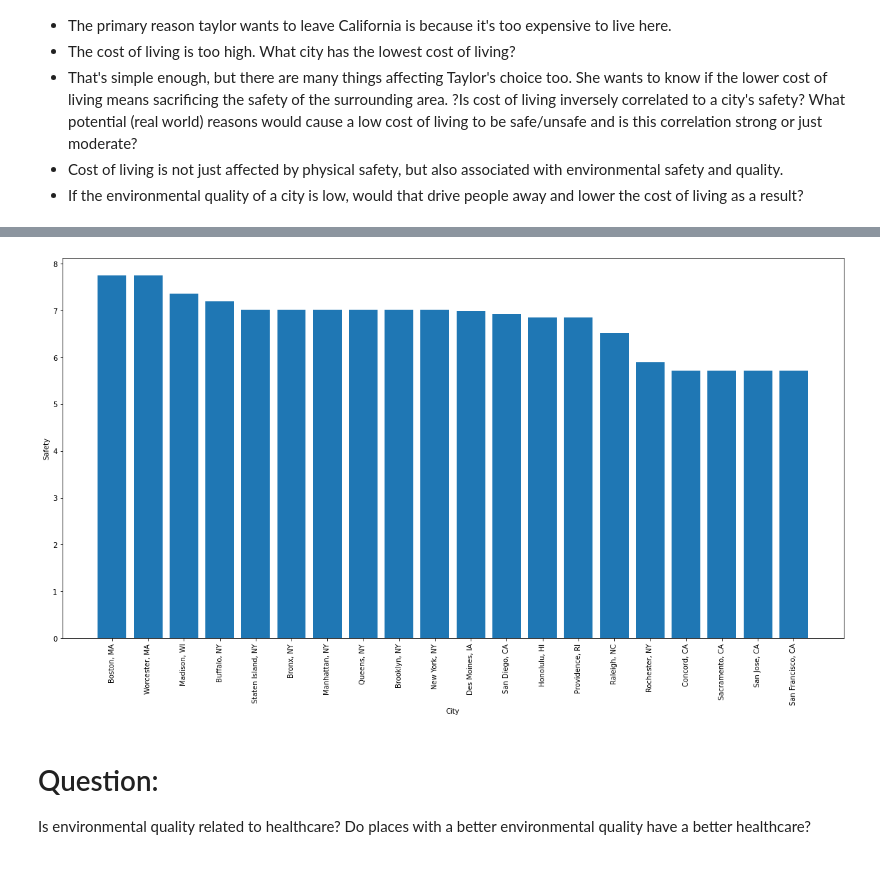
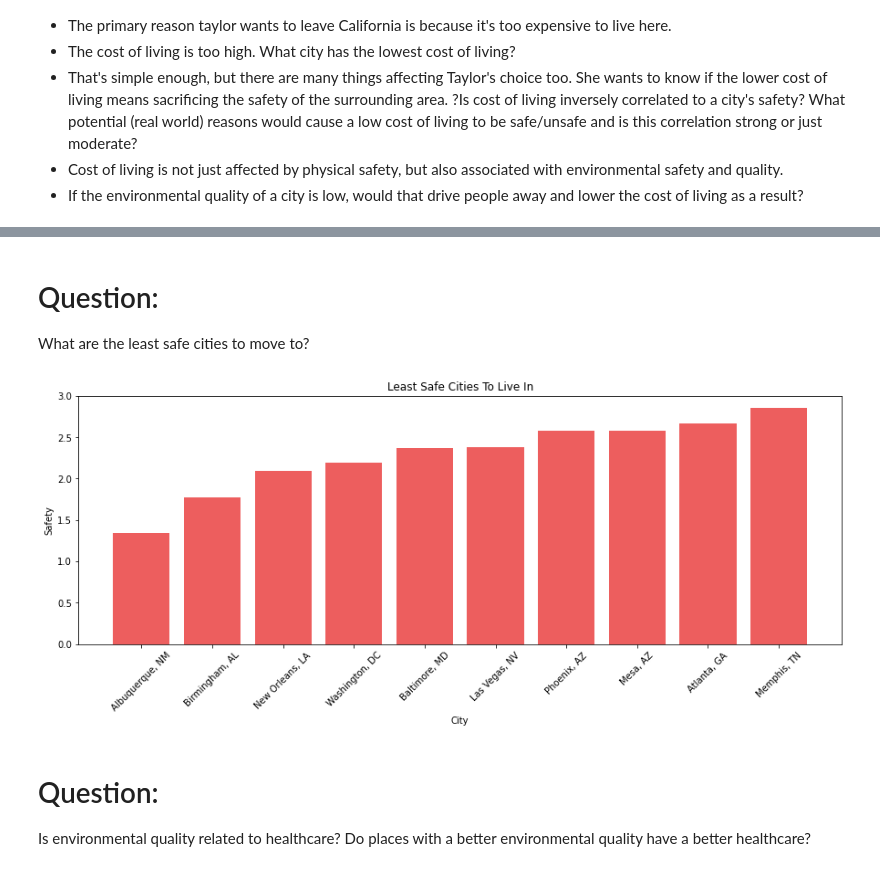
Before and after one commit to mariahart1/project1, a Jupyter notebook: charts.ipynb, the cells around one changed output, grey strips where cells are left out. Cells and saved outputs as stored; diff of their text form; code cells hidden in the pictures.

```diff
--- a/charts.ipynb
+++ b/charts.ipynb
@@ -6,8 +6,8 @@ import numpy as np
 import scipy.stats as st
 # %%
 # Read in the city scores data set
-city_scores = pd.read_csv('../project1/city_scores.csv')
-city_scores.head()
+city_scores = pd.read_csv('../project1/csvs/city_scores.csv')
+city_scores
 # %% [output]
 |  | City | Housing | Cost of Living | Startups | Travel Connectivity | Commute | Safety | Healthcare | ... |
 | 0 | New York, NY | 1.0000 | 2.342 | 10.0000 | 6.6750 | 5.51925 | 7.022 | 8.501667 | ... |
@@ -41,18 +67,23 @@ plt.show()
+# %% [markdown]
+# Question:
+
+What are the least safe cities to move to?
 # %%
-# Chart!
-top_safe = city_scores.sort_values('Safety', ascending=False).head(20)
+# Top 10 Unsafe Cities Chart
+top_safe = city_scores.sort_values('Safety', ascending=True).head(10)
 x_axis = np.arange(len(top_safe))
 tick_locations = [value for value in x_axis]
 
-plt.figure(figsize=(20,10)).patch.set_facecolor('white')
-plt.bar(top_safe['City'],top_safe['Safety'],align="center")
+plt.figure(figsize=(15,5)).patch.set_facecolor('white')
+plt.bar(top_safe['City'],top_safe['Safety'],align="center", color=(.9,.1,.1,.7))
+plt.title("Least Safe Cities To Live In")
 plt.xlabel('City')
 plt.ylabel('Safety')
-plt.xticks(tick_locations, top_safe["City"], rotation="vertical")
-plt.savefig("Safety.png")
+plt.xticks(tick_locations, top_safe["City"], rotation=45)
+plt.savefig("Images/NotSafe.png")
 plt.show()
 # %% [output]
-[figure, old version]
+[figure, new version]
 # %% [markdown]
 # Question:
 Is environmental quality related to healthcare? Do places with a better environmental quality have a better healthcare?
```
Also changed, not shown: parts of 5 cells of this notebook, 6 other files.
